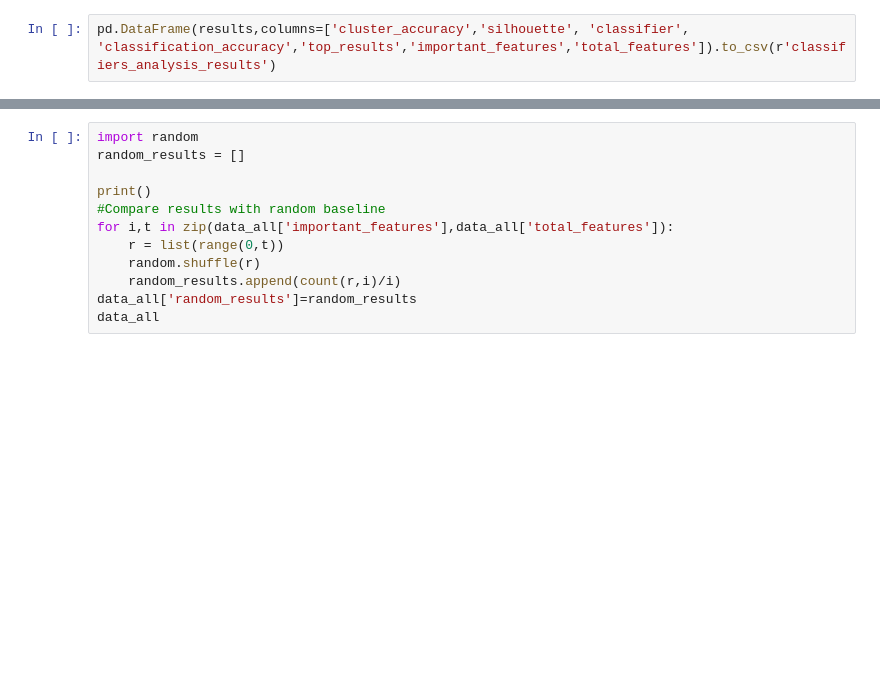
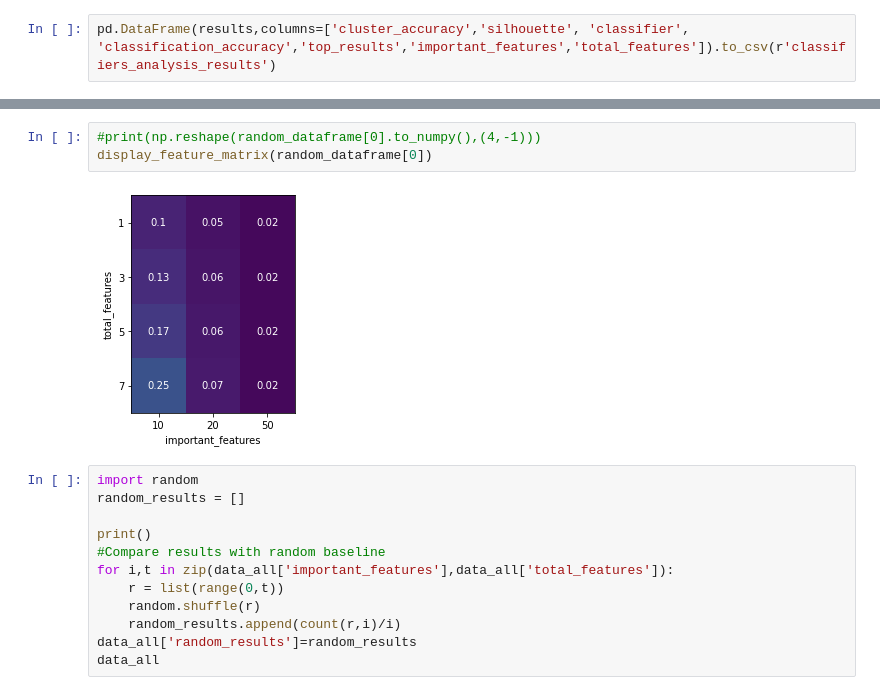
Before and after one commit to CristianLeoni/Master_thesis, a Jupyter notebook: dataset_exploration.ipynb, the cells around one changed output, grey strips where cells are left out. Saved outputs shown, nothing was run; the diff lists cells and outputs as text; blank space fills up the shorter version.

```diff
--- a/dataset_exploration.ipynb
+++ b/dataset_exploration.ipynb
@@ -441,3 +508,8 @@ data_all
+# %%
+#print(np.reshape(random_dataframe[0].to_numpy(),(4,-1)))
+display_feature_matrix(random_dataframe[0])
+# %% [output]
+[figure, added]
 # %%
 import random
 random_results = []
```
Also changed, not shown: parts of 20 cells of this notebook, 6 other files.
